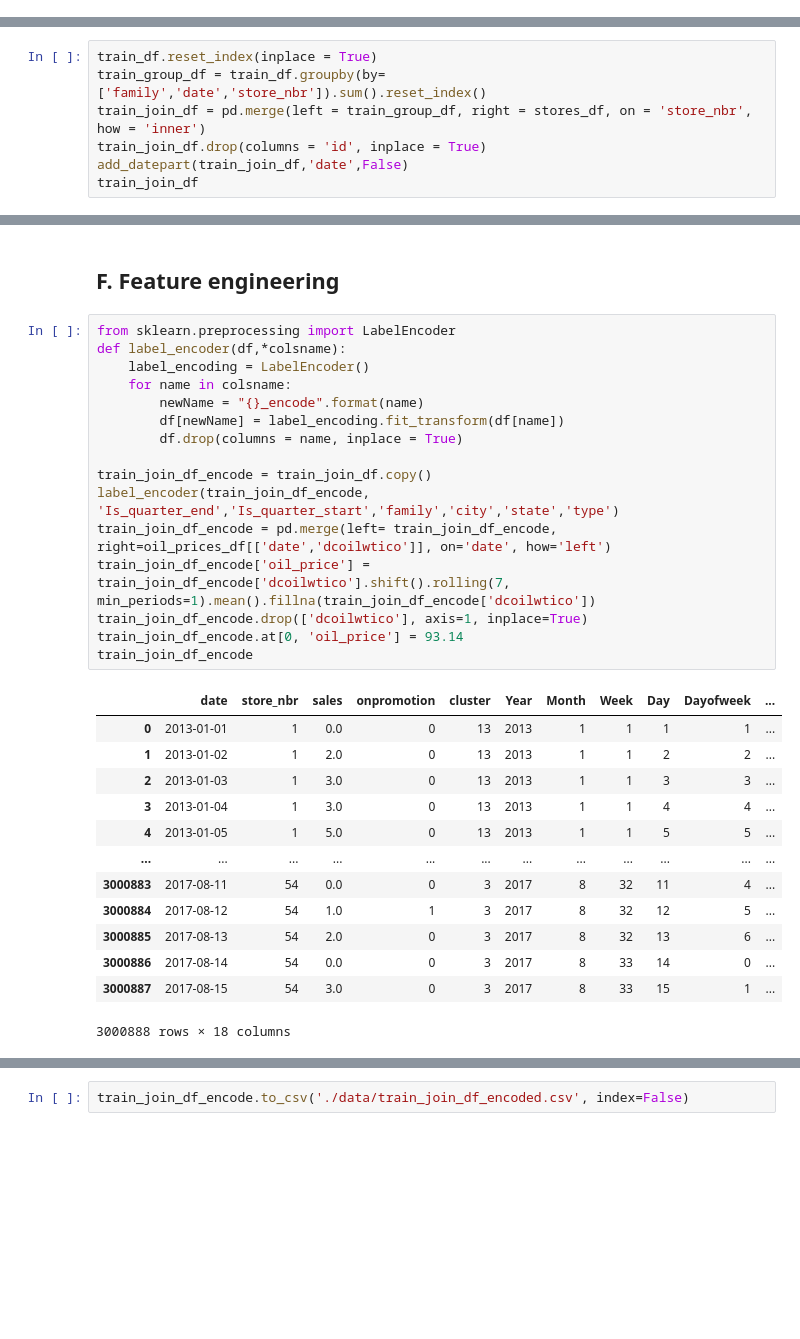
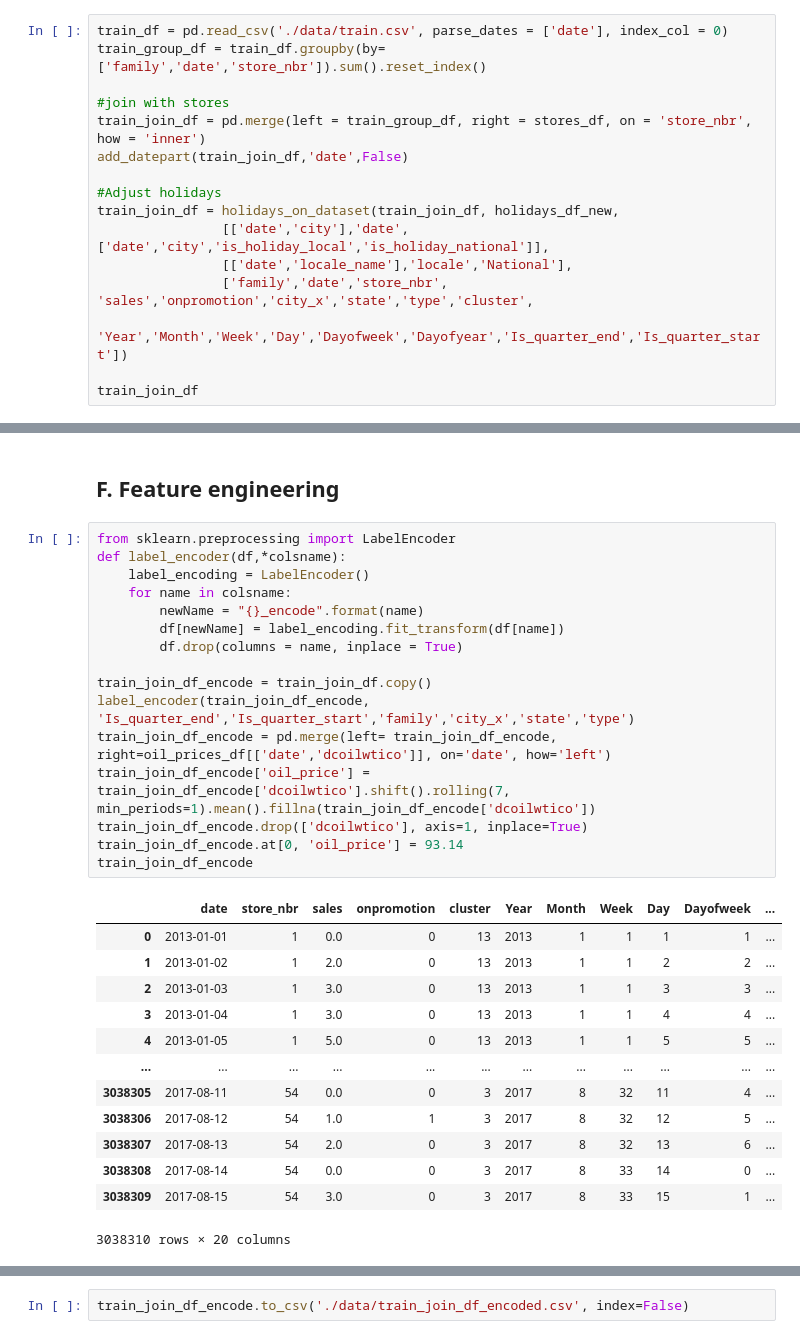
Before and after one commit to Sebas1245/store-sales-forecasting, a Jupyter notebook: analysis.ipynb, the cells around one changed output, grey strips where cells are left out. Drawn from its saved outputs; the diff is of its cells as text; blank space fills up the shorter version.

```diff
--- a/analysis.ipynb
+++ b/analysis.ipynb
@@ -232,0 +282,16 @@ train_df[250000:250010]
+# %%
+train_df = pd.read_csv('./data/train.csv', parse_dates = ['date'], index_col = 0)
+train_group_df = train_df.groupby(by=['family','date','store_nbr']).sum().reset_index()
+
+#join with stores
+train_join_df = pd.merge(left = train_group_df, right = stores_df, on = 'store_nbr', how = 'inner')
+add_datepart(train_join_df,'date',False)
+
+#Adjust holidays
+train_join_df = holidays_on_dataset(train_join_df, holidays_df_new,
+                [['date','city'],'date',['date','city','is_holiday_local','is_holiday_national']],
+                [['date','locale_name'],'locale','National'],
+                ['family','date','store_nbr', 'sales','onpromotion','city_x','state','type','cluster',
+                'Year','Month','Week','Day','Dayofweek','Dayofyear','Is_quarter_end','Is_quarter_start'])
+
+train_join_df
@@ -244,10 +323,3 @@ transactions_df.head()
 | 2 | 2013-01-02 | 2 | 2358 |
 | 3 | 2013-01-02 | 3 | 3487 |
 | 4 | 2013-01-02 | 4 | 1922 |
-# %%
-train_df.reset_index(inplace = True)
-train_group_df = train_df.groupby(by=['family','date','store_nbr']).sum().reset_index()
-train_join_df = pd.merge(left = train_group_df, right = stores_df, on = 'store_nbr', how = 'inner')
-train_join_df.drop(columns = 'id', inplace = True)
-add_datepart(train_join_df,'date',False)
-train_join_df
@@ -352,30 +410,30 @@ corr_mat_oil_sales = matTriangleHeatmap(sales_and_oil_prices_per_date, 'Correlat
 # %%
 from sklearn.preprocessing import LabelEncoder
 def label_encoder(df,*colsname):
     label_encoding = LabelEncoder()
     for name in colsname:
         newName = "{}_encode".format(name)
         df[newName] = label_encoding.fit_transform(df[name])
         df.drop(columns = name, inplace = True)
 
 train_join_df_encode = train_join_df.copy()
-label_encoder(train_join_df_encode, 'Is_quarter_end','Is_quarter_start','family','city','state','type')
+label_encoder(train_join_df_encode, 'Is_quarter_end','Is_quarter_start','family','city_x','state','type')
 train_join_df_encode = pd.merge(left= train_join_df_encode, right=oil_prices_df[['date','dcoilwtico']], on='date', how='left')
 train_join_df_encode['oil_price'] = train_join_df_encode['dcoilwtico'].shift().rolling(7, min_periods=1).mean().fillna(train_join_df_encode['dcoilwtico'])
 train_join_df_encode.drop(['dcoilwtico'], axis=1, inplace=True)
 train_join_df_encode.at[0, 'oil_price'] = 93.14
 train_join_df_encode
 # %% [output]
 |  | date | store_nbr | sales | onpromotion | cluster | Year | Month | Week | Day | Dayofweek | ... |
 | 0 | 2013-01-01 | 1 | 0.0 | 0 | 13 | 2013 | 1 | 1 | 1 | 1 | ... |
 | 1 | 2013-01-02 | 1 | 2.0 | 0 | 13 | 2013 | 1 | 1 | 2 | 2 | ... |
 | 2 | 2013-01-03 | 1 | 3.0 | 0 | 13 | 2013 | 1 | 1 | 3 | 3 | ... |
 | 3 | 2013-01-04 | 1 | 3.0 | 0 | 13 | 2013 | 1 | 1 | 4 | 4 | ... |
 | 4 | 2013-01-05 | 1 | 5.0 | 0 | 13 | 2013 | 1 | 1 | 5 | 5 | ... |
 | ... | ... | ... | ... | ... | ... | ... | ... | ... | ... | ... | ... |
-| 3000883 | 2017-08-11 | 54 | 0.0 | 0 | 3 | 2017 | 8 | 32 | 11 | 4 | ... |
-| 3000884 | 2017-08-12 | 54 | 1.0 | 1 | 3 | 2017 | 8 | 32 | 12 | 5 | ... |
-| 3000885 | 2017-08-13 | 54 | 2.0 | 0 | 3 | 2017 | 8 | 32 | 13 | 6 | ... |
-| 3000886 | 2017-08-14 | 54 | 0.0 | 0 | 3 | 2017 | 8 | 33 | 14 | 0 | ... |
-| 3000887 | 2017-08-15 | 54 | 3.0 | 0 | 3 | 2017 | 8 | 33 | 15 | 1 | ... |
+| 3038305 | 2017-08-11 | 54 | 0.0 | 0 | 3 | 2017 | 8 | 32 | 11 | 4 | ... |
+| 3038306 | 2017-08-12 | 54 | 1.0 | 1 | 3 | 2017 | 8 | 32 | 12 | 5 | ... |
+| 3038307 | 2017-08-13 | 54 | 2.0 | 0 | 3 | 2017 | 8 | 32 | 13 | 6 | ... |
+| 3038308 | 2017-08-14 | 54 | 0.0 | 0 | 3 | 2017 | 8 | 33 | 14 | 0 | ... |
+| 3038309 | 2017-08-15 | 54 | 3.0 | 0 | 3 | 2017 | 8 | 33 | 15 | 1 | ... |
-3000888 rows × 18 columns
+3038310 rows × 20 columns
```
Also changed, not shown: parts of 31 cells of this notebook, 2 other files.
